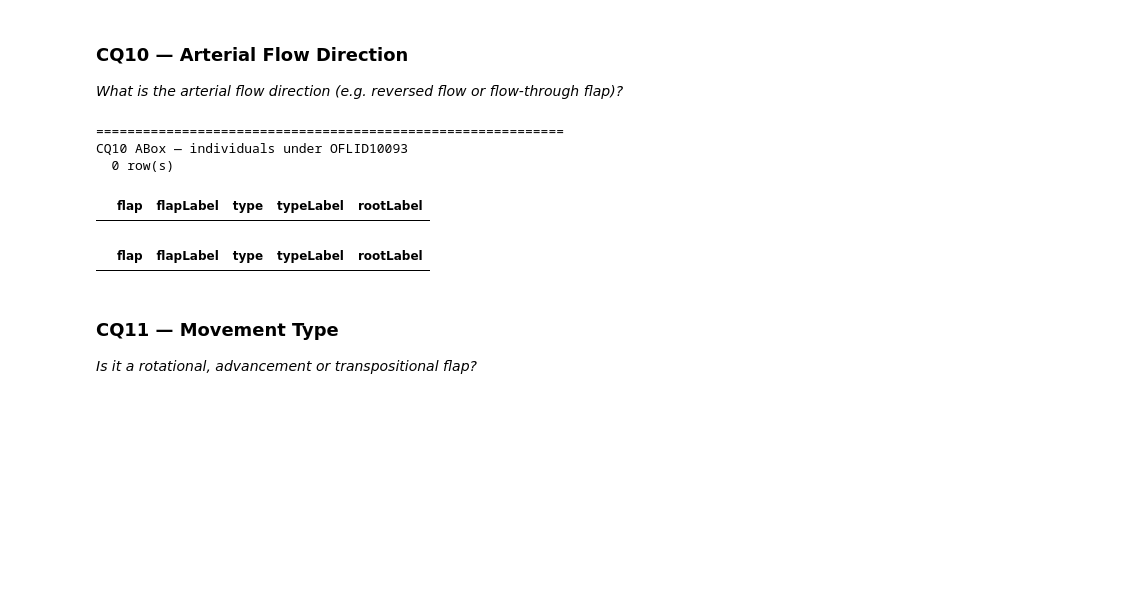
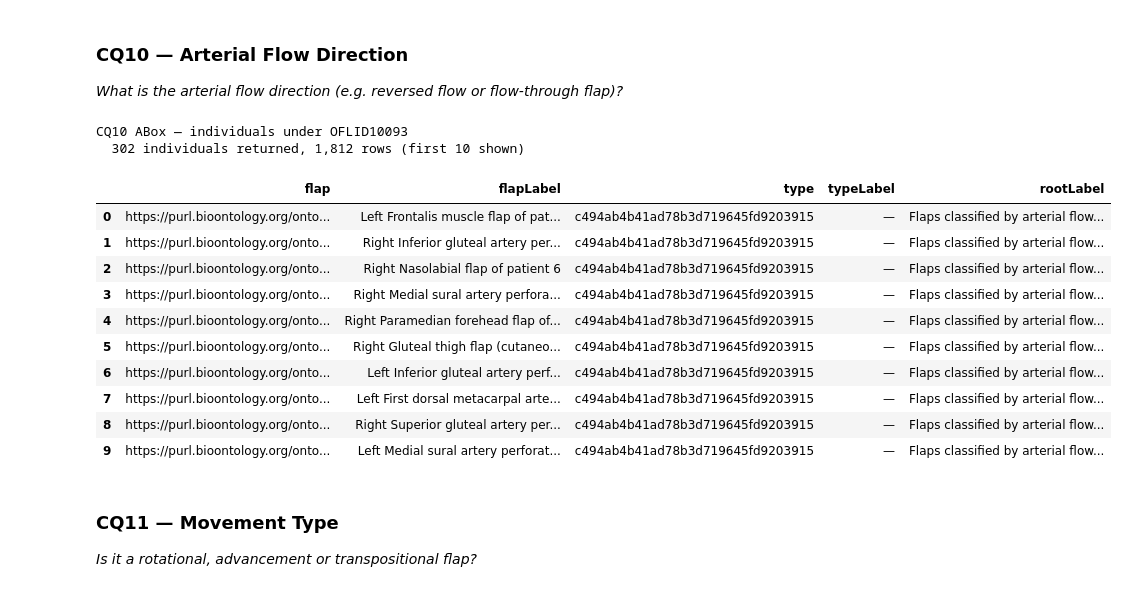
Before and after one commit to Strubbelig/Flap-ontology-project, a Jupyter notebook: notebooks/cq_sparql_queries.ipynb, the cells around one changed output. Saved outputs shown, nothing was run; the diff lists cells and outputs as text; code cells hidden in the pictures; blank space fills up the shorter version.

```diff
--- a/notebooks/cq_sparql_queries.ipynb
+++ b/notebooks/cq_sparql_queries.ipynb
@@ -67,23 +93,34 @@ def run(sparql, limit=20, title="", graph=None):
 # %%
-from rdflib import RDFS, URIRef
+SUBCLASS_OF = 'http://www.w3.org/2000/01/rdf-schema#subClassOf'
 
-# Only types actually asserted in the graph — keeps VALUES strings small
-_all_types = set(g.objects(None, RDF.type))
+
+def _select(query, var):
+    return [s[var].value for s in store.query(query)]
+
+
+# Only classes that occur as types in the ABox are put into VALUES
+_all_types = set(_select('SELECT DISTINCT ?t WHERE { ?x a ?t FILTER(isIRI(?t)) }', 't'))
+
+
+def _subclasses(root):
+    """root and all its transitive subclasses."""
+    return {root} | set(_select(f'SELECT DISTINCT ?c WHERE {{ ?c <{SUBCLASS_OF}>* <{root}> FILTER(isIRI(?c)) }}', 'c'))
+
 
 def _cls_vals(*roots):
-    """Transitive subclasses of roots that appear as types in the graph."""
+    """Transitive subclasses of roots that appear as types in the ABox."""
     subs = set(roots)
     for r in roots:
-        subs.update(c for c in g.transitive_subjects(RDFS.subClassOf, r) if isinstance(c, URIRef))
+        subs |= _subclasses(r)
     used = subs & _all_types or subs
-    return " ".join(f"<{c}>" for c in used)
+    return " ".join(f"<{c}>" for c in sorted(used))
+
 
 def _pair_vals(*roots):
-    """(root, subclass) pairs where subclass appears as a type in the graph."""
+    """(root, subclass) pairs where the subclass appears as a type in the ABox."""
     pairs, seen = [], set()
     for r in roots:
-        subs = {r} | {c for c in g.transitive_subjects(RDFS.subClassOf, r) if isinstance(c, URIRef)}
-        for sub in subs & _all_types:
+        for sub in sorted(_subclasses(r) & _all_types):
             if (r, sub) not in seen:
                 seen.add((r, sub))
                 pairs.append(f"(<{r}> <{sub}>)")
@@ -109,7 +146,7 @@ vasc_pairs     = _pair_vals(OFL.OFLID10004, OFL.OFLID10077, OFL.OFLID10076,
 flow_pairs     = _pair_vals(OFL.OFLID10113, OFL.OFLID10123)
 movement_pairs = _pair_vals(OFL.OFLID10014, OFL.OFLID10067, OFL.OFLID10070, OFL.OFLID10132)
 
-_mn_direct     = [c for c in g.subjects(RDFS.subClassOf, OFL.OFLID10135) if isinstance(c, URIRef)]
+_mn_direct     = _select(f'SELECT DISTINCT ?c WHERE {{ ?c <{SUBCLASS_OF}> <{OFL.OFLID10135}> FILTER(isIRI(?c)) }}', 'c')
 mn_task3_pairs = _pair_vals(*_mn_direct)
 
 # backward-compat alias used by CQ1
@@ -547,31 +468,38 @@ CQ9 ABox — flap individuals by chimeric type
 # %%
 _cq10 = """
 SELECT DISTINCT ?flap ?flapLabel ?type ?typeLabel ?rootLabel
 WHERE {
   VALUES ?root { CLS }
 
   ?flap rdf:type owl:NamedIndividual ;
         rdf:type ?type .
 
   ?type rdfs:subClassOf* ?root .
 
   OPTIONAL { ?flap rdfs:label ?flapLabel }
   OPTIONAL { ?type rdfs:label ?typeLabel }
   OPTIONAL { ?root rdfs:label ?rootLabel }
 }
-LIMIT 10
 """
 
 run(
     _cq10.replace("CLS", _cls_vals(OFL.OFLID10093)),
-    title="CQ10 ABox — individuals under OFLID10093"
+    key="CQ10", title="CQ10 ABox — individuals under OFLID10093"
 )
 # %% [output]
-============================================================
 CQ10 ABox — individuals under OFLID10093
-  0 row(s)
+  302 individuals returned, 1,812 rows (first 10 shown)
 |  | flap | flapLabel | type | typeLabel | rootLabel |
+| 0 | https://purl.bioontology.org/onto... | Left Frontalis muscle flap of pat... | c494ab4b41ad78b3d719645fd9203915 | — | Flaps classified by arterial flow... |
+| 1 | https://purl.bioontology.org/onto... | Right Inferior gluteal artery per... | c494ab4b41ad78b3d719645fd9203915 | — | Flaps classified by arterial flow... |
+| 2 | https://purl.bioontology.org/onto... | Right Nasolabial flap of patient 6 | c494ab4b41ad78b3d719645fd9203915 | — | Flaps classified by arterial flow... |
+| 3 | https://purl.bioontology.org/onto... | Right Medial sural artery perfora... | c494ab4b41ad78b3d719645fd9203915 | — | Flaps classified by arterial flow... |
+| 4 | https://purl.bioontology.org/onto... | Right Paramedian forehead flap of... | c494ab4b41ad78b3d719645fd9203915 | — | Flaps classified by arterial flow... |
+| 5 | https://purl.bioontology.org/onto... | Right Gluteal thigh flap (cutaneo... | c494ab4b41ad78b3d719645fd9203915 | — | Flaps classified by arterial flow... |
+| 6 | https://purl.bioontology.org/onto... | Left Inferior gluteal artery perf... | c494ab4b41ad78b3d719645fd9203915 | — | Flaps classified by arterial flow... |
+| 7 | https://purl.bioontology.org/onto... | Left First dorsal metacarpal arte... | c494ab4b41ad78b3d719645fd9203915 | — | Flaps classified by arterial flow... |
+| 8 | https://purl.bioontology.org/onto... | Right Superior gluteal artery per... | c494ab4b41ad78b3d719645fd9203915 | — | Flaps classified by arterial flow... |
+| 9 | https://purl.bioontology.org/onto... | Left Medial sural artery perforat... | c494ab4b41ad78b3d719645fd9203915 | — | Flaps classified by arterial flow... |
-|  | flap | flapLabel | type | typeLabel | rootLabel |
 # %% [markdown]
 ### CQ11 — Movement Type
 *Is it a rotational, advancement or transpositional flap?*
```
Also changed, not shown: parts of 30 cells of this notebook, 16 other files.
